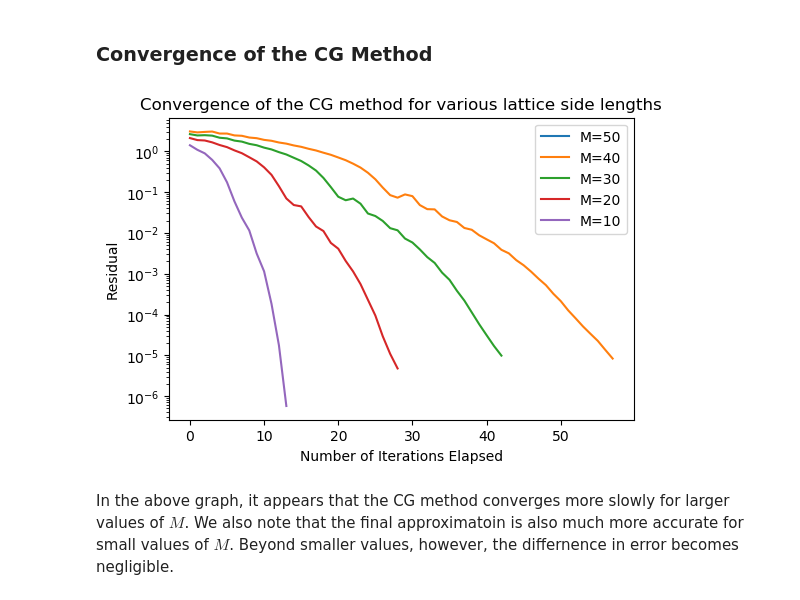
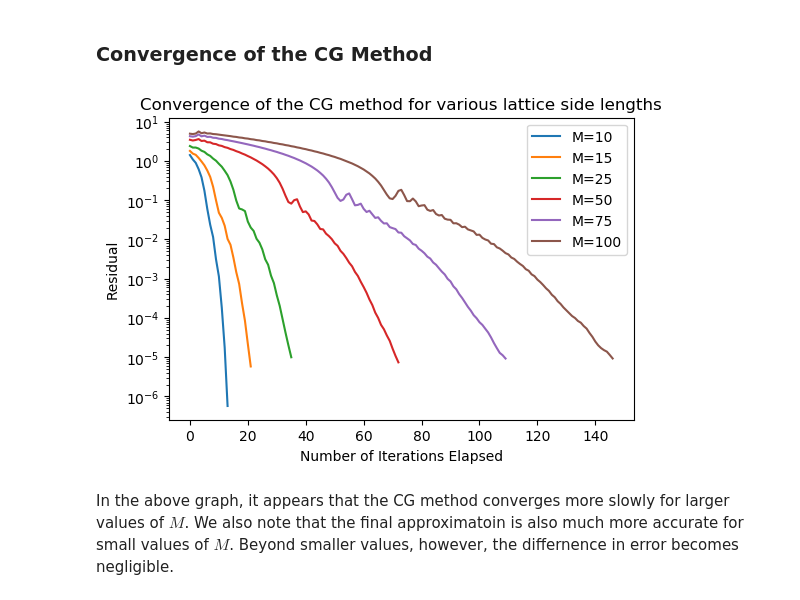
Before and after one commit to sheeshee/High-Performance-Computing-Coursework, a Jupyter notebook: Assignment 2/Assignment 2 Submission.ipynb, the cells around one changed output. Cells and saved outputs as stored; diff of their text form; code cells hidden in the pictures.

```diff
--- a/Assignment 2/Assignment 2 Submission.ipynb
+++ b/Assignment 2/Assignment 2 Submission.ipynb
@@ -672,6 +672,9 @@ def measure_convergence(LOP, N):
         Calculate the residual.
         """
         residual = np.linalg.norm(b-LOP.matvec(u), 2)/np.linalg.norm(b)
+        if np.isnan(residual):
+            print('In N=%i, residual is'%N, residual)
+            raise Exception('NAN!')
         record.append(residual)
     # Execute solve and return results
     usol, info = cg(LOP, b, callback=residual)
@@ -680,35 +683,35 @@ def measure_convergence(LOP, N):
 
 def multi_N_convergence(N_list):
     """
     Solves the problem and measures convergence
     for each problem of size given in the list.
     """
     multi_residuals = []
     muti_iterates = []
     for N in N_list:
         CGLop = FivePointStencil(N)
         _, residuals = measure_convergence(CGLop, N)
         iterates = [i for i, _ in enumerate(residuals)]
         multi_residuals.append(residuals)
         muti_iterates.append(iterates)
     return muti_iterates, multi_residuals
 
 # Set the list of matrix sizes
-N_list = np.array([50, 40, 30, 20, 10])
+N_list = np.array([10, 15, 25, 50, 75, 100])
 # Run the convergence measurements
 iterations, residuals_list = multi_N_convergence(N_list)
 # Plot results.
 for N, iterates, residuals in zip(N_list, iterations, residuals_list):
     plt.semilogy(iterates, residuals, label='M=%i'%N)
     plt.xlabel('Number of Iterations Elapsed')
     plt.ylabel('Residual')
     plt.title('Convergence of the CG method for various lattice side lengths')
     plt.legend()
 fig = plt.gcf()
 fig.set_dpi(100)
 plt.show()
 # %% [output]
-[figure, old version]
+[figure, new version]
 # %% [markdown]
 In the above graph, it appears that the CG method converges more slowly for larger values of $M$. We also note that the final approximatoin is also much more accurate for small values of $M$. Beyond smaller values, however, the differnence in error becomes negligible.
 # %% [markdown]
```
Also changed, not shown: parts of 7 cells of this notebook.
